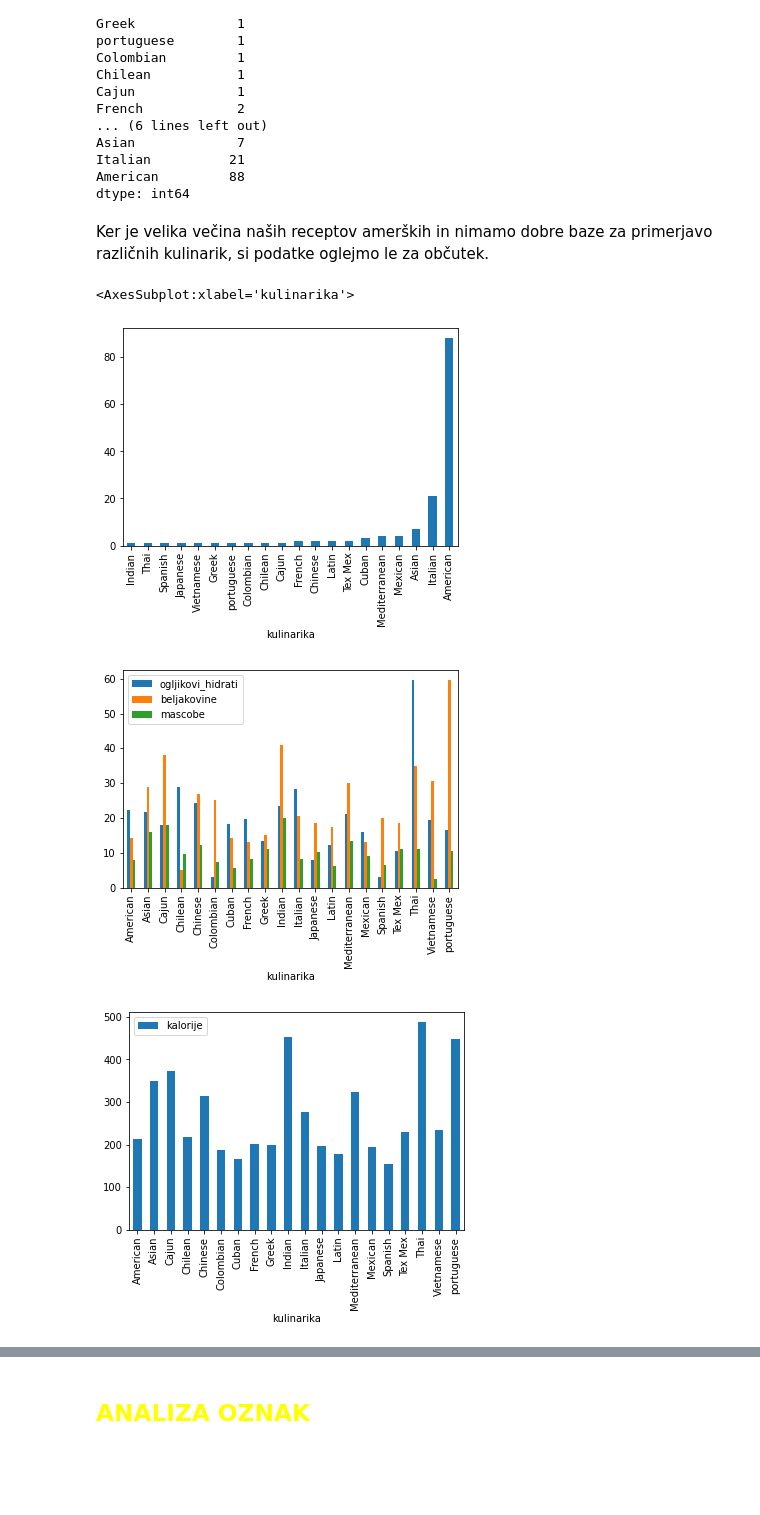
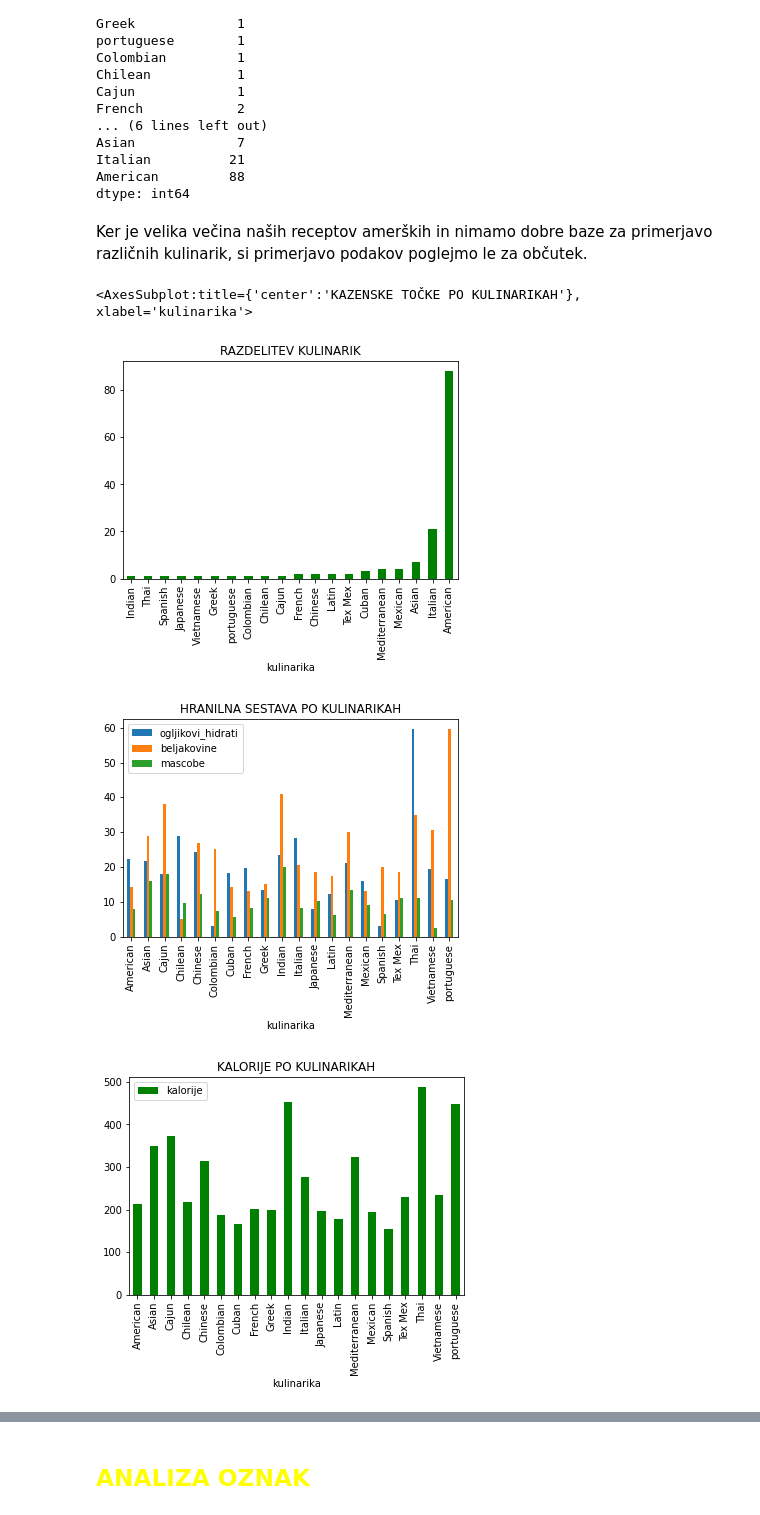
Before and after one commit to AljaZaletelj/Analiza-receptov, a Jupyter notebook: analiza_receptov.ipynb, the cells around one changed output, grey strips where cells are left out. Drawn from its saved outputs; the diff is of its cells as text; code cells hidden in the pictures; blank space fills up the shorter version.

```diff
--- a/analiza_receptov.ipynb
+++ b/analiza_receptov.ipynb
@@ -398,15 +454,29 @@ Italian          21
 American         88
 dtype: int64
 # %% [markdown]
-Ker je velika večina naših receptov amerških in nimamo dobre baze za primerjavo različnih kulinarik, si podatke oglejmo le za občutek.
+Ker je velika večina naših receptov amerških in nimamo dobre baze za primerjavo različnih kulinarik, si primerjavo podakov poglejmo le za občutek.
 # %%
-recepti_po_kulinarikah.size().sort_values().plot.bar()
-recepti_po_kulinarikah.mean()[["ogljikovi_hidrati", "beljakovine", "mascobe"]].plot.bar()
-recepti_po_kulinarikah.mean()[["kalorije"]].plot.bar()
-recepti_po_kulinarikah.mean()[["skupni_cas"]].plot.bar()
-recepti_po_kulinarikah.mean()[["KT"]].plot.bar()
+recepti_po_kulinarikah.size().sort_values().plot.bar(
+    title = "RAZDELITEV KULINARIK",
+    color = "green"
+)
+recepti_po_kulinarikah.mean()[["ogljikovi_hidrati", "beljakovine", "mascobe"]].plot.bar(
+    title = "HRANILNA SESTAVA PO KULINARIKAH"
+)
+recepti_po_kulinarikah.mean()[["kalorije"]].plot.bar(
+    title = "KALORIJE PO KULINARIKAH",
+    color = "green"
+)
+recepti_po_kulinarikah.mean()[["skupni_cas"]].plot.bar(
+    title = "ČAS PO KULINARIKAH",
+    color = "green"
+)
+recepti_po_kulinarikah.mean()[["KT"]].plot.bar(
+    title = "KAZENSKE TOČKE PO KULINARIKAH",
+    color = "green"
+)
 # %% [output]
-<AxesSubplot:xlabel='kulinarika'>
+<AxesSubplot:title={'center':'KAZENSKE TOČKE PO KULINARIKAH'}, xlabel='kulinarika'>
-[figure, old version]
+[figure, new version]
-[figure, old version]
+[figure, new version]
-[figure, old version]
+[figure, new version]
```
Also changed, not shown: parts of 24 cells of this notebook.
